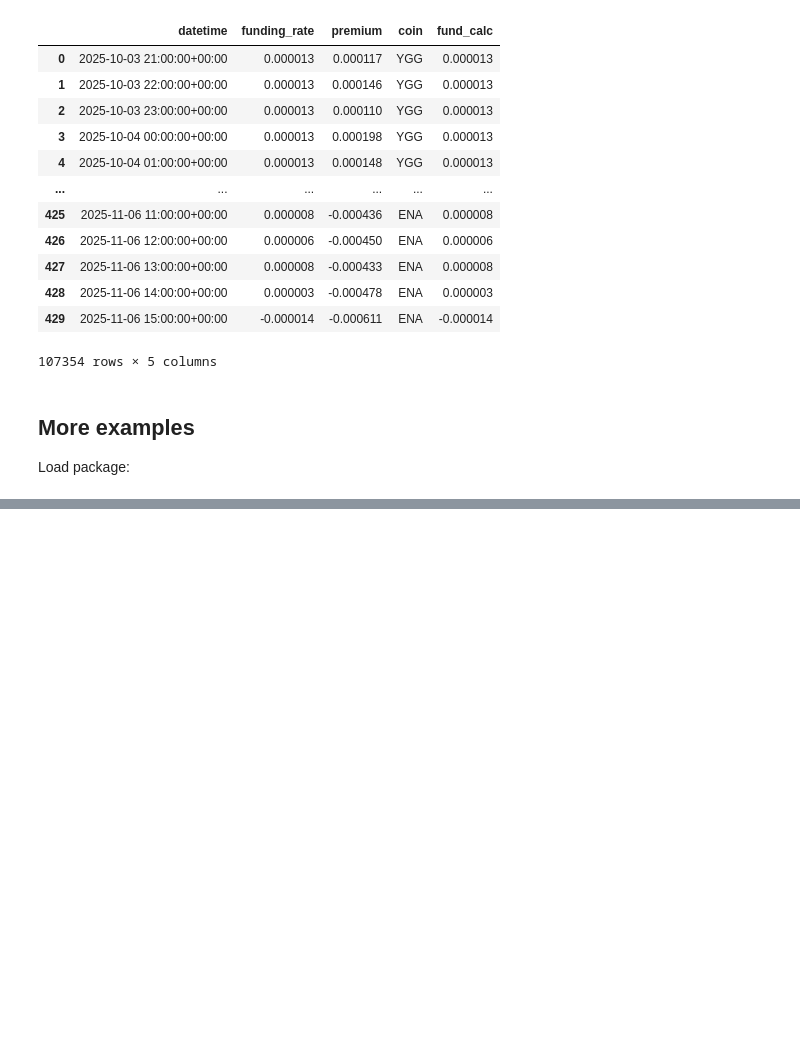
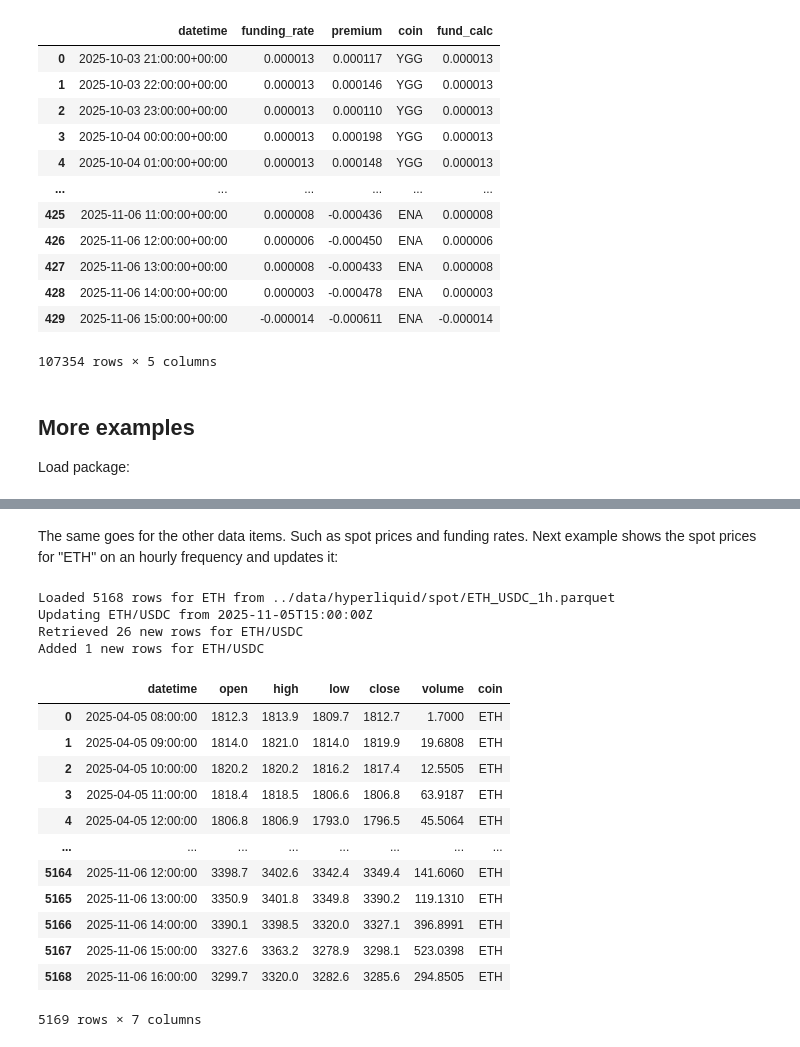
Before and after one commit to silvaac/token_data, a Jupyter notebook: nbs/hyperliquid.ipynb, the cells around one changed output, grey strips where cells are left out. Drawn from its saved outputs; the diff is of its cells as text; code cells hidden in the pictures; blank space fills up the shorter version.

```diff
--- a/nbs/hyperliquid.ipynb
+++ b/nbs/hyperliquid.ipynb
@@ -2266,0 +2375,24 @@ from token_data.hyperliquid import *
+# %% [markdown]
+The same goes for the other data items. Such as spot prices and funding rates. Next example shows the spot prices for "ETH" on an hourly frequency and updates it:
+# %%
+#|eval:false
+manager = HyperliquidSpotManager(ticker='ETH',update=True, save=False, verbose=True,info=info)
+manager.get_data()
+# %% [output]
+Loaded 5168 rows for ETH from ../data/hyperliquid/spot/ETH_USDC_1h.parquet
+Updating ETH/USDC from 2025-11-05T15:00:00Z
+Retrieved 26 new rows for ETH/USDC
+Added 1 new rows for ETH/USDC
+|  | datetime | open | high | low | close | volume | coin |
+| 0 | 2025-04-05 08:00:00 | 1812.3 | 1813.9 | 1809.7 | 1812.7 | 1.7000 | ETH |
+| 1 | 2025-04-05 09:00:00 | 1814.0 | 1821.0 | 1814.0 | 1819.9 | 19.6808 | ETH |
+| 2 | 2025-04-05 10:00:00 | 1820.2 | 1820.2 | 1816.2 | 1817.4 | 12.5505 | ETH |
+| 3 | 2025-04-05 11:00:00 | 1818.4 | 1818.5 | 1806.6 | 1806.8 | 63.9187 | ETH |
+| 4 | 2025-04-05 12:00:00 | 1806.8 | 1806.9 | 1793.0 | 1796.5 | 45.5064 | ETH |
+| ... | ... | ... | ... | ... | ... | ... | ... |
+| 5164 | 2025-11-06 12:00:00 | 3398.7 | 3402.6 | 3342.4 | 3349.4 | 141.6060 | ETH |
+| 5165 | 2025-11-06 13:00:00 | 3350.9 | 3401.8 | 3349.8 | 3390.2 | 119.1310 | ETH |
+| 5166 | 2025-11-06 14:00:00 | 3390.1 | 3398.5 | 3320.0 | 3327.1 | 396.8991 | ETH |
+| 5167 | 2025-11-06 15:00:00 | 3327.6 | 3363.2 | 3278.9 | 3298.1 | 523.0398 | ETH |
+| 5168 | 2025-11-06 16:00:00 | 3299.7 | 3320.0 | 3282.6 | 3285.6 | 294.8505 | ETH |
+5169 rows × 7 columns
```
Also changed, not shown: parts of 15 cells of this notebook.
